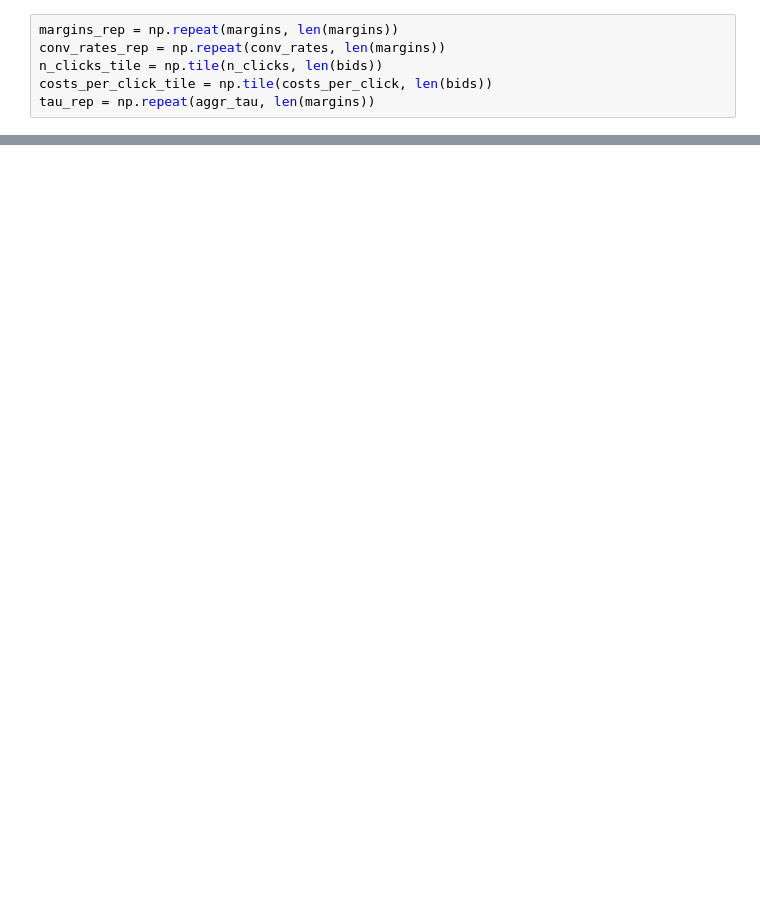
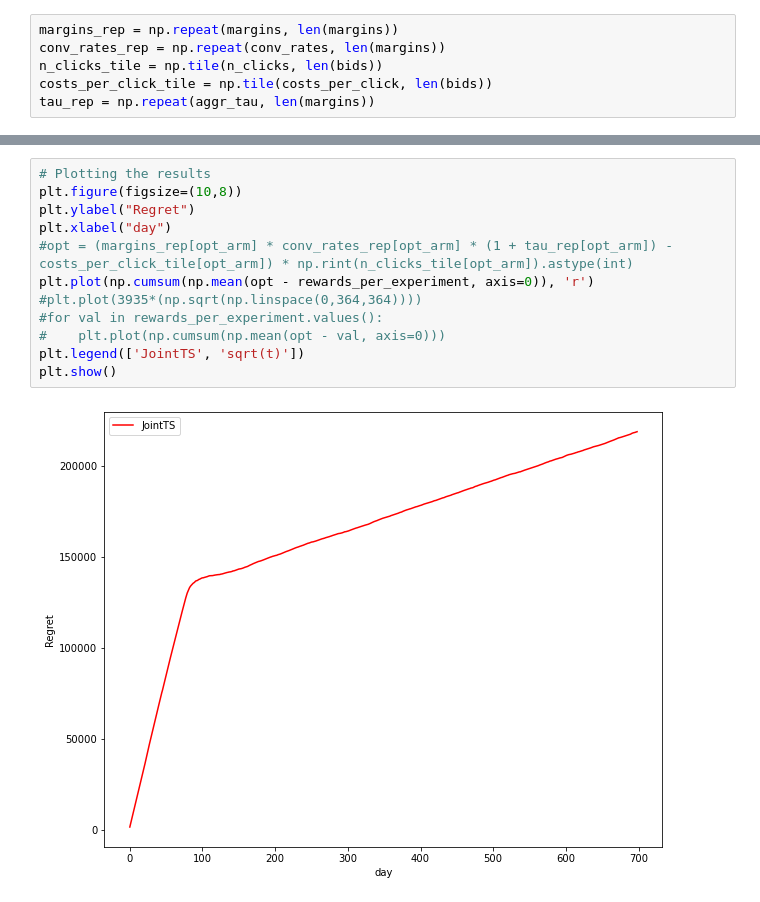
Before and after one commit to fcolombo7/DataIntelligenceApplications, a Jupyter notebook: step6_100arms_draft.ipynb, the cells around one changed output, grey strips where cells are left out. Drawn from its saved outputs; the diff is of its cells as text; blank space fills up the shorter version.

```diff
--- a/step6_100arms_draft.ipynb
+++ b/step6_100arms_draft.ipynb
@@ -142,3 +146,17 @@ len(rewards_per_experiment[0])
+# %%
+# Plotting the results
+plt.figure(figsize=(10,8))
+plt.ylabel("Regret")
+plt.xlabel("day")
+#opt = (margins_rep[opt_arm] * conv_rates_rep[opt_arm] * (1 + tau_rep[opt_arm]) - costs_per_click_tile[opt_arm]) * np.rint(n_clicks_tile[opt_arm]).astype(int)
+plt.plot(np.cumsum(np.mean(opt - rewards_per_experiment, axis=0)), 'r')
+#plt.plot(3935*(np.sqrt(np.linspace(0,364,364))))
+#for val in rewards_per_experiment.values():
+#    plt.plot(np.cumsum(np.mean(opt - val, axis=0)))
+plt.legend(['JointTS', 'sqrt(t)'])
+plt.show()
+# %% [output]
+[figure, added]
 # %%
 # Plotting the results
 plt.figure(figsize=(10,8))
```
Also changed, not shown: parts of 9 cells of this notebook, 3 other files.
